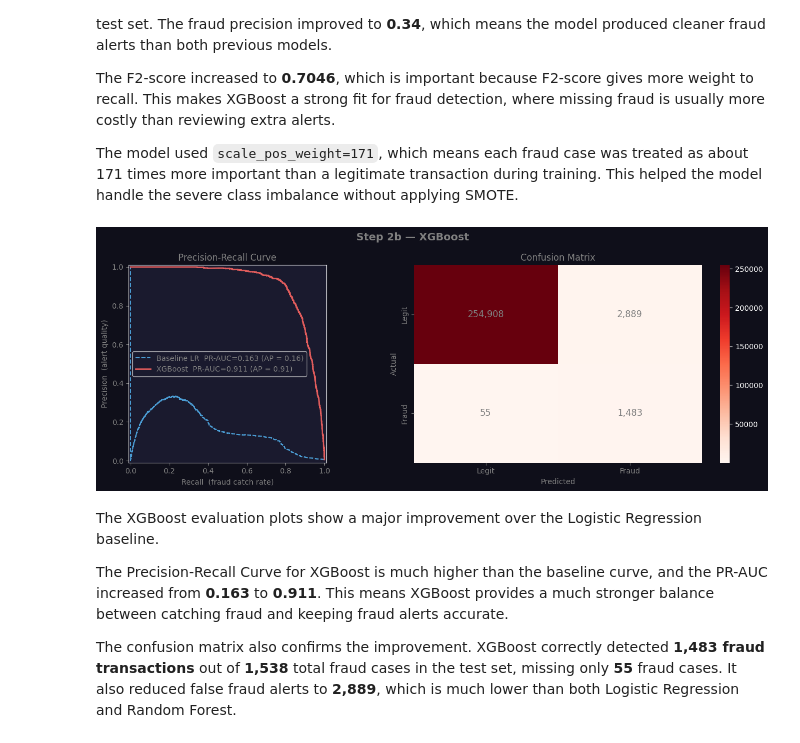
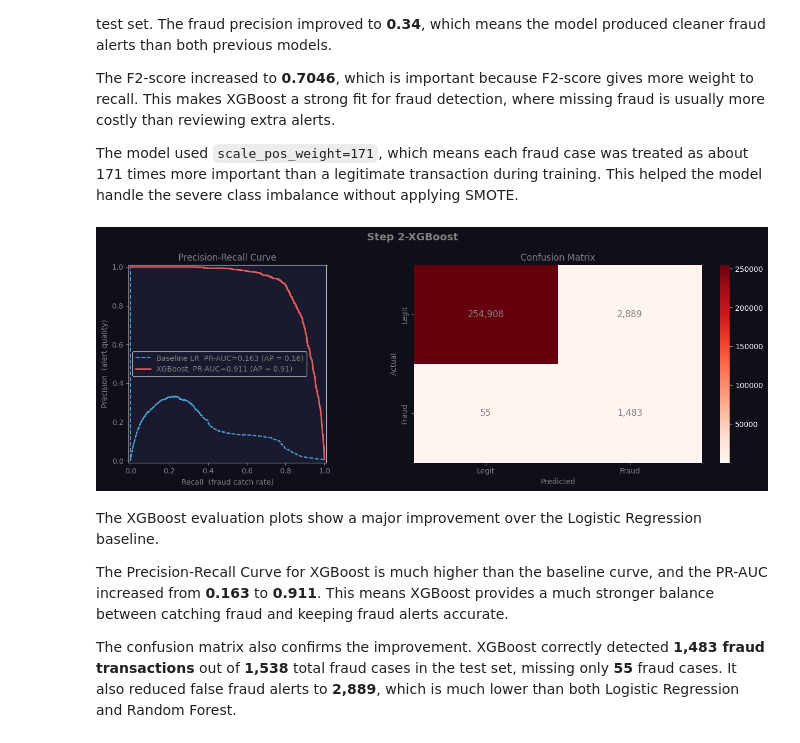
Before and after one commit to Batool-Altarawneh/Canadian-fraud-detection-dashboard, a Jupyter notebook: ml/fraud_detection_ml.ipynb, the cells around one changed output. Cells and saved outputs as stored; diff of their text form; code cells hidden in the pictures.

```diff
--- a/ml/fraud_detection_ml.ipynb
+++ b/ml/fraud_detection_ml.ipynb
@@ -1542,7 +1542,7 @@ The model used `scale_pos_weight=171`, which means each fraud case was treated a
 fig, axes = plt.subplots(1, 2, figsize=(14, 5), facecolor='#0f0f1a')
 
 fig.suptitle(
-    'Step 2b — XGBoost',
+    'Step 2-XGBoost',
     fontsize=14,
     fontweight='bold',
     color='gray'
@@ -1609,34 +1609,34 @@ sns.heatmap(
     cm_xgb,
     annot=True,
     fmt=',',
     cmap='Reds',
     ax=ax,
     xticklabels=['Legit', 'Fraud'],
     yticklabels=['Legit', 'Fraud'],
     annot_kws={'size': 12, 'color': 'gray'}
 )
 
 ax.set_title('Confusion Matrix', color='gray')
 ax.set_xlabel('Predicted', color='gray')
 ax.set_ylabel('Actual', color='gray')
 ax.tick_params(colors='gray')
 
 
 # ─────────────────────────────────────────────────────────────
 # Save and show the figure
 # ─────────────────────────────────────────────────────────────
 
 plt.tight_layout()
 plt.savefig(
     REPORTS_DIR / 'step2_xgboost.png',
     dpi=150,
     bbox_inches='tight',
     facecolor='#0f0f1a'
 )
 
 plt.show()
 # %% [output]
-[figure, old version]
+[figure, new version]
 # %% [markdown]
 The XGBoost evaluation plots show a major improvement over the Logistic Regression baseline.
 
```
Also changed, not shown: parts of 22 cells of this notebook, 9 other files.
